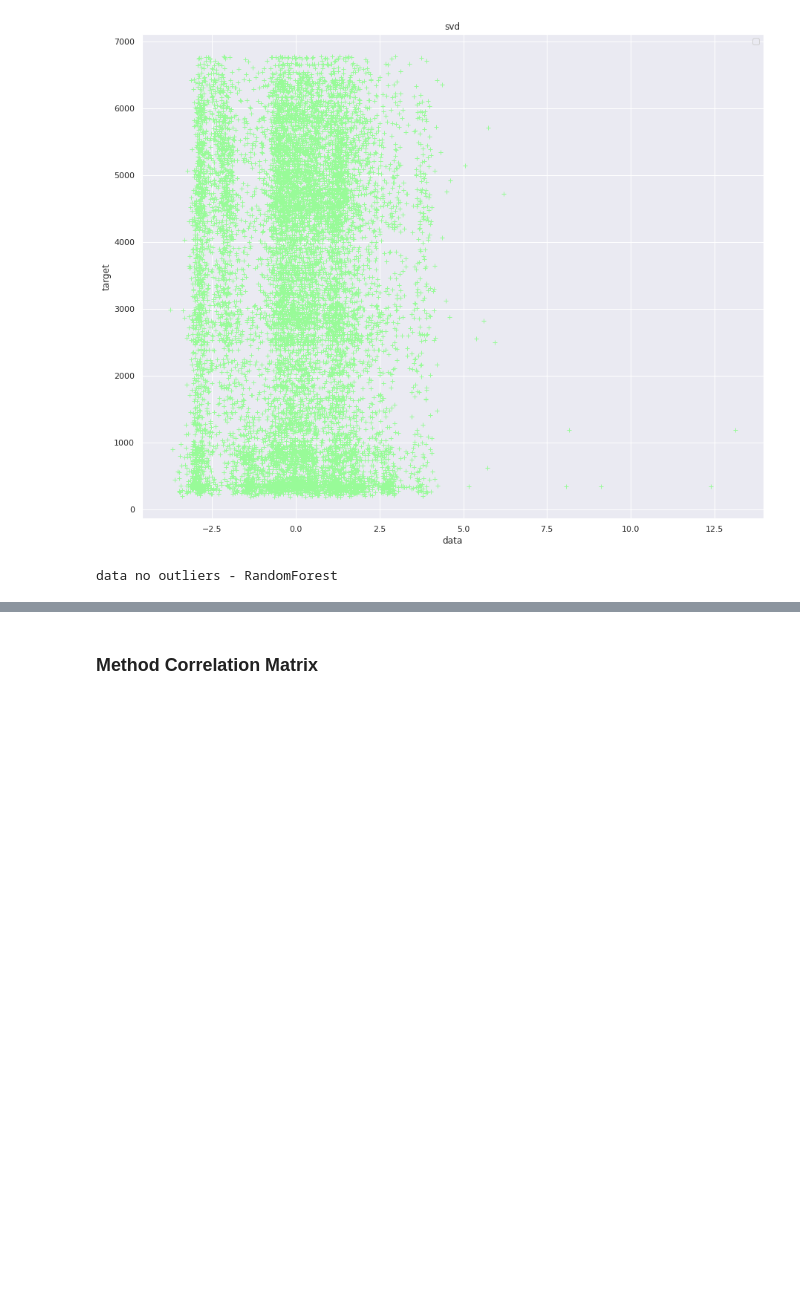
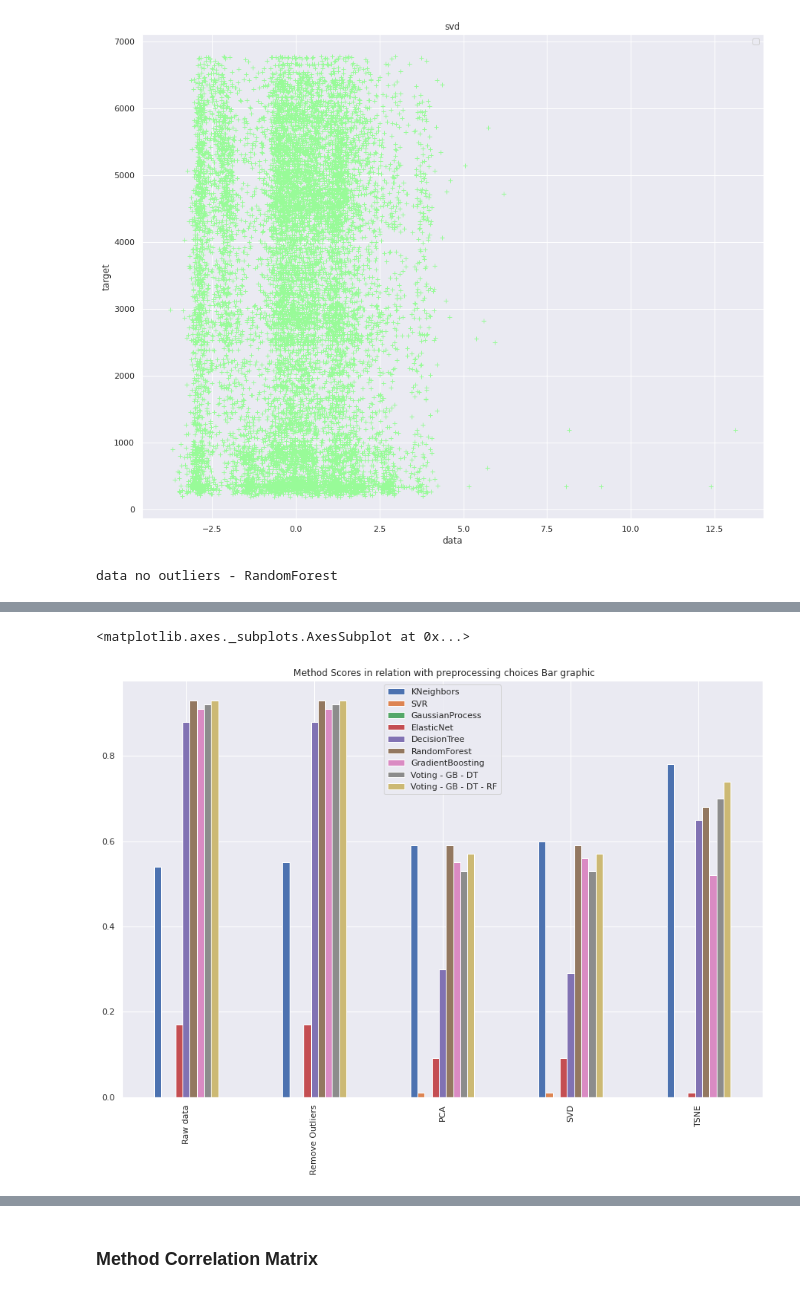
Before and after one commit to UrsulaAlcantara/Segway, a Jupyter notebook: starting_kit/README_model.ipynb, the cells around one changed output, grey strips where cells are left out. Saved outputs shown, nothing was run; the diff lists cells and outputs as text; code cells hidden in the pictures; blank space fills up the shorter version.

```diff
--- a/starting_kit/README_model.ipynb
+++ b/starting_kit/README_model.ipynb
@@ -816,0 +827,5 @@ com_perf.round(2).style.background_gradient(cmap='Blues')
+# %%
+com_perf.plot.bar(figsize=(15,10),title=" Method Scores in relation with preprocessing choices Bar graphic",label=False)
+# %% [output]
+<matplotlib.axes._subplots.AxesSubplot at 0x...>
+[figure, added]
```
Also changed, not shown: parts of 6 cells of this notebook.
